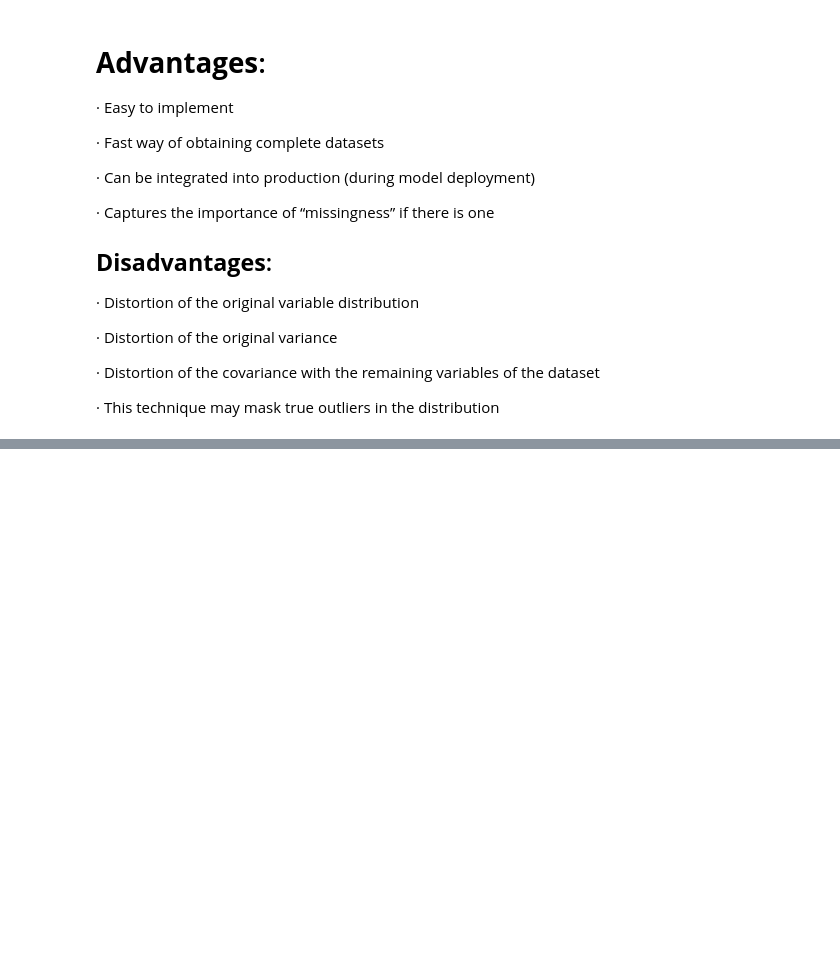
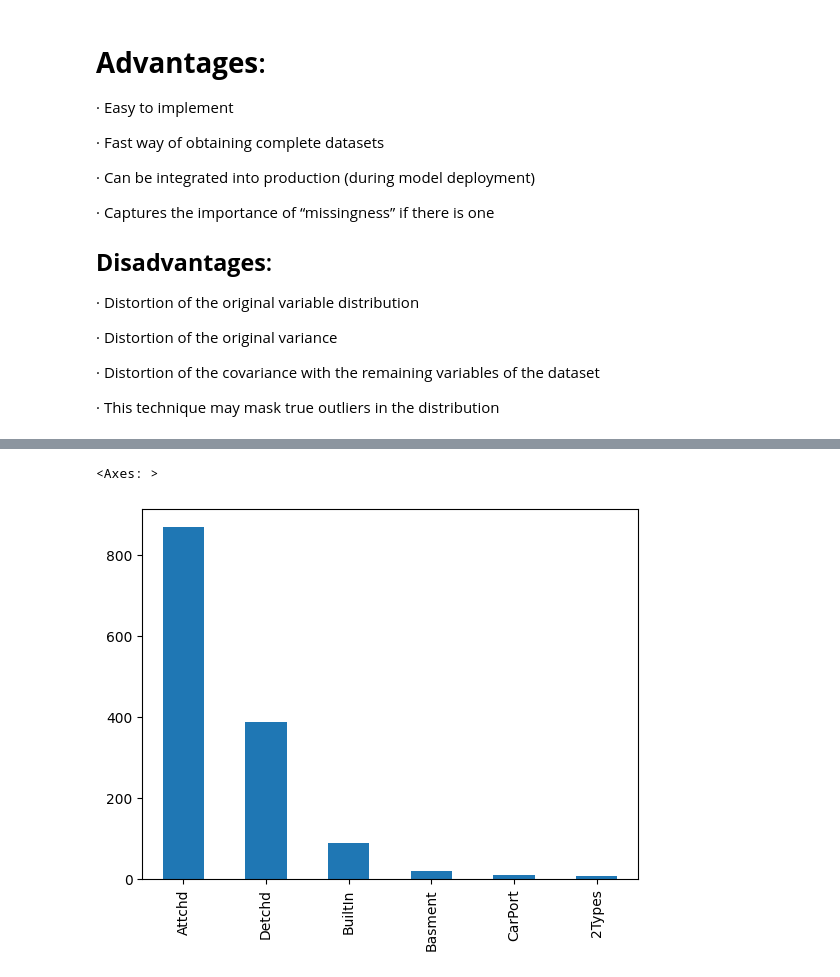
Before and after one commit to Omsai-2000/Exploratory-Data-Analysis, a Jupyter notebook: Handling_missing_values_using_Titanic_dataset.ipynb, the cells around one changed output, grey strips where cells are left out. Saved outputs shown, nothing was run; the diff lists cells and outputs as text; code cells hidden in the pictures; blank space fills up the shorter version.

```diff
--- a/Handling_missing_values_using_Titanic_dataset.ipynb
+++ b/Handling_missing_values_using_Titanic_dataset.ipynb
@@ -411,0 +501,5 @@ sns.boxplot(x='Age_end_distribution',data=df)
+# %%
+df['GarageType'].value_counts().plot.bar()
+# %% [output]
+<Axes: >
+[figure, added]
```
Also changed, not shown: parts of 44 cells of this notebook.
